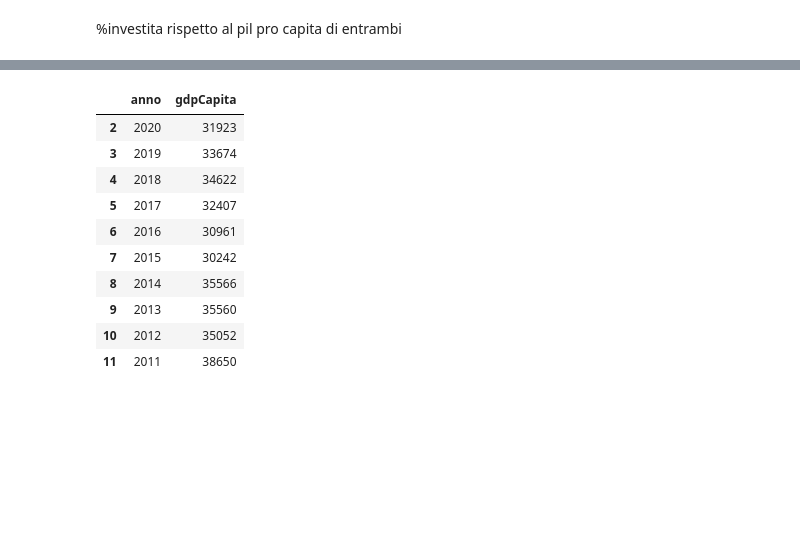
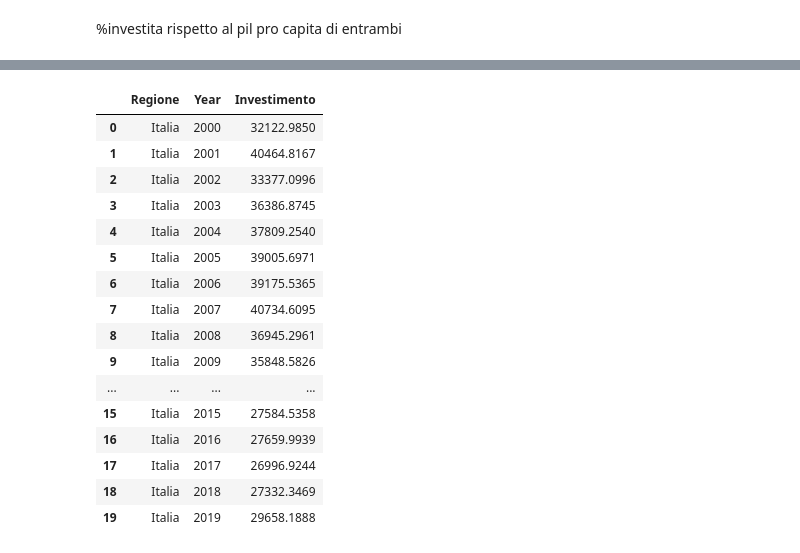
Before and after one commit to alemele01/vs24, a Jupyter notebook: investimentiSvizzeri.ipynb, the cells around one changed output, grey strips where cells are left out. Drawn from its saved outputs; the diff is of its cells as text; code cells hidden in the pictures; blank space fills up the shorter version.

```diff
--- a/investimentiSvizzeri.ipynb
+++ b/investimentiSvizzeri.ipynb
@@ -704,16 +615,0 @@ gpdProCapitaCh_dollari
-# %%
-gdpIta=gpdProCapitaIta_dollari[gpdProCapitaIta_dollari['anno']>2010]
-gdpIta=gdpIta[gdpIta['anno']<2021][['anno','gdpCapita']]
-gdpIta
-# %% [output]
-|  | anno | gdpCapita |
-| 2 | 2020 | 31923 |
-| 3 | 2019 | 33674 |
-| 4 | 2018 | 34622 |
-| 5 | 2017 | 32407 |
-| 6 | 2016 | 30961 |
-| 7 | 2015 | 30242 |
-| 8 | 2014 | 35566 |
-| 9 | 2013 | 35560 |
-| 10 | 2012 | 35052 |
-| 11 | 2011 | 38650 |
@@ -719,0 +619,22 @@ gdpIta
+# %%
+invItalia = investimentiItalia.melt(id_vars=["Regione"], var_name="Year", value_name="Investimento")
+invItalia['Investimento']=invItalia['Investimento']/1000
+invItalia.head()
+# %% [output]
+|  | Regione | Year | Investimento |
+| 0 | Italia | 2000 | 32122.9850 |
+| 1 | Italia | 2001 | 40464.8167 |
+| 2 | Italia | 2002 | 33377.0996 |
+| 3 | Italia | 2003 | 36386.8745 |
+| 4 | Italia | 2004 | 37809.2540 |
+| 5 | Italia | 2005 | 39005.6971 |
+| 6 | Italia | 2006 | 39175.5365 |
+| 7 | Italia | 2007 | 40734.6095 |
+| 8 | Italia | 2008 | 36945.2961 |
+| 9 | Italia | 2009 | 35848.5826 |
+| ... | ... | ... | ... |
+| 15 | Italia | 2015 | 27584.5358 |
+| 16 | Italia | 2016 | 27659.9939 |
+| 17 | Italia | 2017 | 26996.9244 |
+| 18 | Italia | 2018 | 27332.3469 |
+| 19 | Italia | 2019 | 29658.1888 |
```
Also changed, not shown: parts of 17 cells of this notebook, 3 other files.
